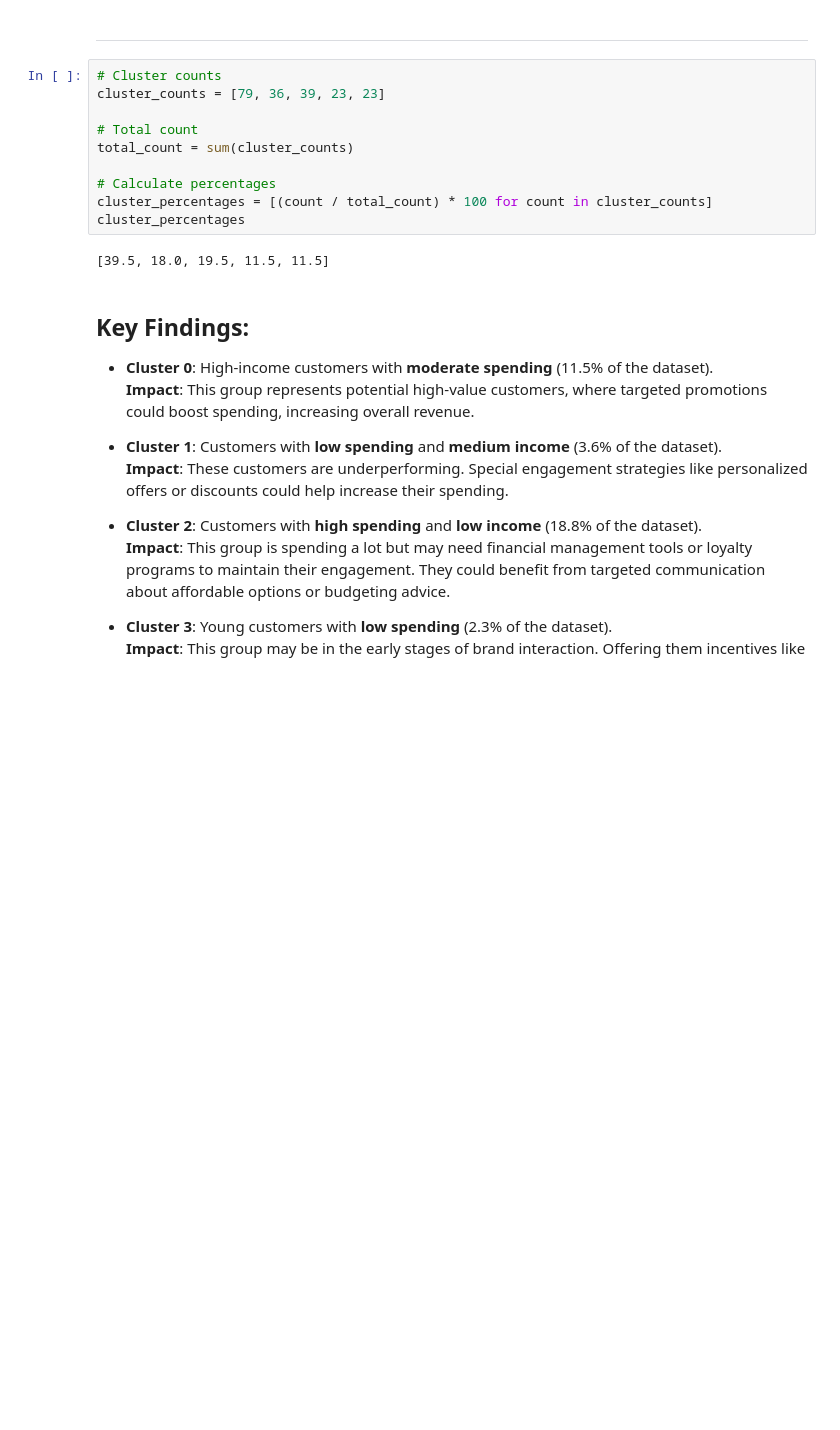
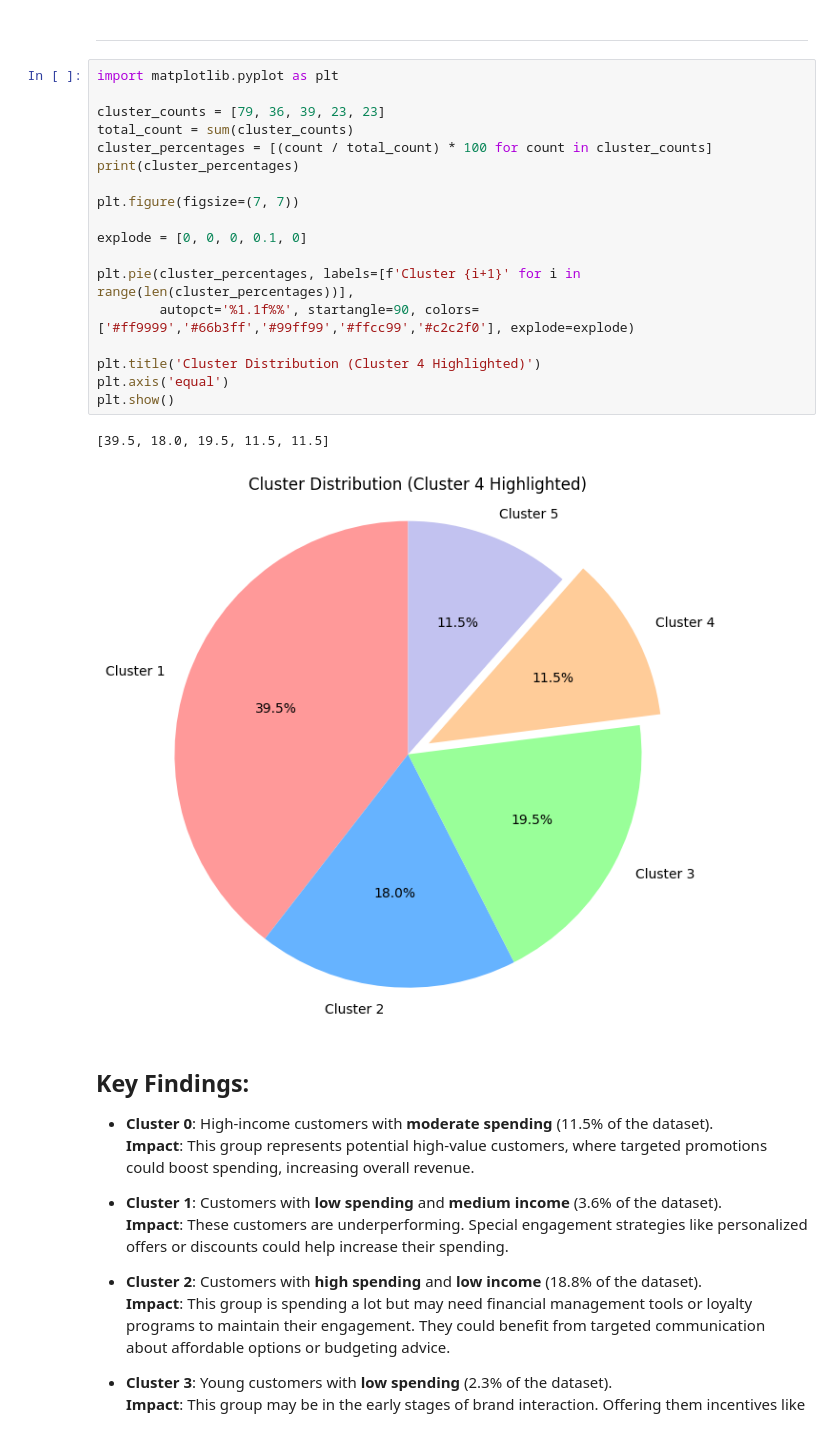
Before and after one commit to nilaypatel99/Customer_Segmentation, a Jupyter notebook: Copy_of_Customer_Segmentation_K_Means_Analysis.ipynb, the cells around one changed output. Saved outputs shown, nothing was run; the diff lists cells and outputs as text; blank space fills up the shorter version.

Commit message:
included_pie chart

```diff
--- a/Copy_of_Customer_Segmentation_K_Means_Analysis.ipynb
+++ b/Copy_of_Customer_Segmentation_K_Means_Analysis.ipynb
@@ -303,18 +303,27 @@ X[X.label == 1].describe().iloc[[0, 1, 3, 7], :-1]
 | max | 67.000000 | 39.000000 | 40.000000 |
 # %% [markdown]
 ---
-# %%
-# Cluster counts
-cluster_counts = [79, 36, 39, 23, 23]
-
-# Total count
-total_count = sum(cluster_counts)
-
-# Calculate percentages
-cluster_percentages = [(count / total_count) * 100 for count in cluster_counts]
-cluster_percentages
-# %% [output]
-[39.5, 18.0, 19.5, 11.5, 11.5]
+# %%
+import matplotlib.pyplot as plt
+
+cluster_counts = [79, 36, 39, 23, 23]
+total_count = sum(cluster_counts)
+cluster_percentages = [(count / total_count) * 100 for count in cluster_counts]
+print(cluster_percentages)
+
+plt.figure(figsize=(7, 7))
+
+explode = [0, 0, 0, 0.1, 0]
+
+plt.pie(cluster_percentages, labels=[f'Cluster {i+1}' for i in range(len(cluster_percentages))],
+        autopct='%1.1f%%', startangle=90, colors=['#ff9999','#66b3ff','#99ff99','#ffcc99','#c2c2f0'], explode=explode)
+
+plt.title('Cluster Distribution (Cluster 4 Highlighted)')
+plt.axis('equal')
+plt.show()
+# %% [output]
+[39.5, 18.0, 19.5, 11.5, 11.5]
+[figure, added]
 # %% [markdown]
 ## Key Findings:
 - **Cluster 0**: High-income customers with **moderate spending** (11.5% of the dataset).
```
